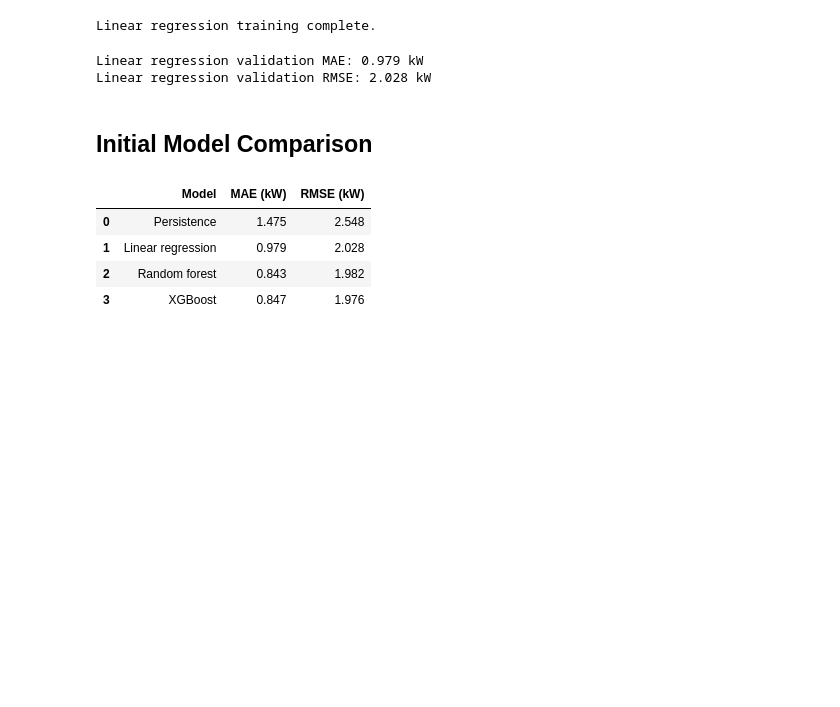
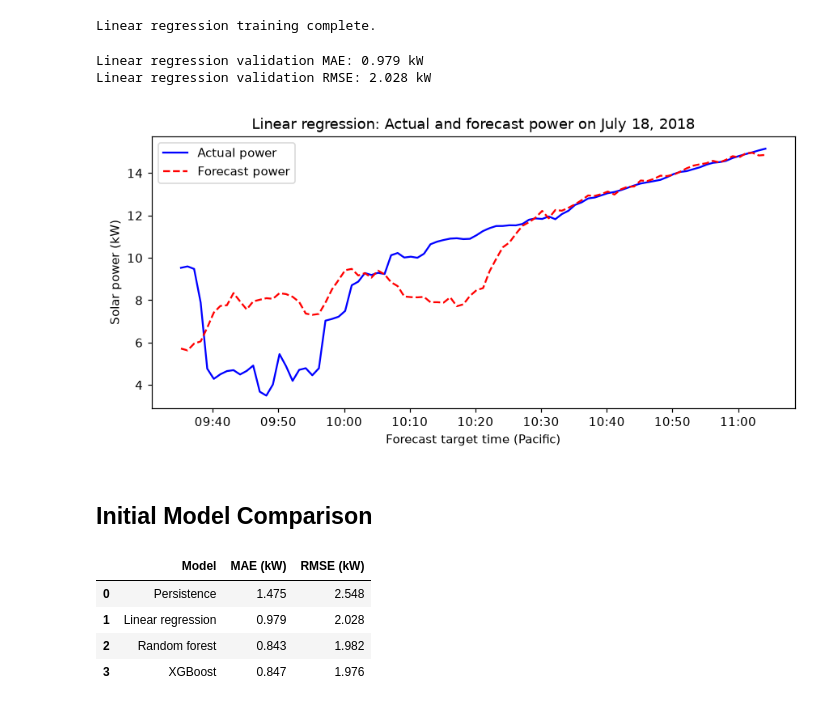
Before and after one commit to jacklpaulson/solar-forecasting, a Jupyter notebook: SolarForecastingProject.ipynb, the cells around one changed output. Cells and saved outputs as stored; diff of their text form; code cells hidden in the pictures; blank space fills up the shorter version.

```diff
--- a/SolarForecastingProject.ipynb
+++ b/SolarForecastingProject.ipynb
@@ -584,6 +632,10 @@ print(f"Linear regression validation RMSE: {linear_regression_rmse:.3f} kW")
 # %% [output]
 Linear regression validation MAE: 0.979 kW
 Linear regression validation RMSE: 2.028 kW
+# %%
+plot_baseline_forecasts(linear_regression_predictions, "Linear regression")
+# %% [output]
+[figure, added]
 # %% [markdown]
 ## Initial Model Comparison
 # %%
```
Also changed, not shown: parts of 28 cells of this notebook.
